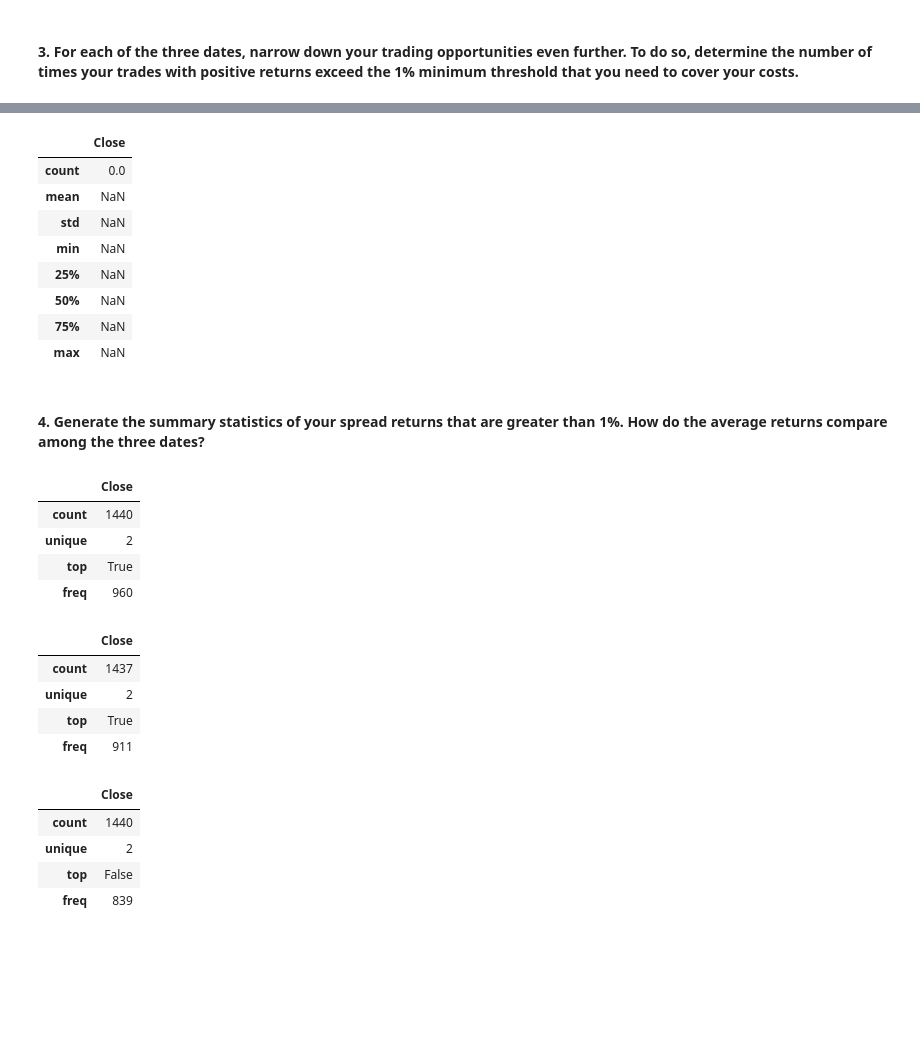
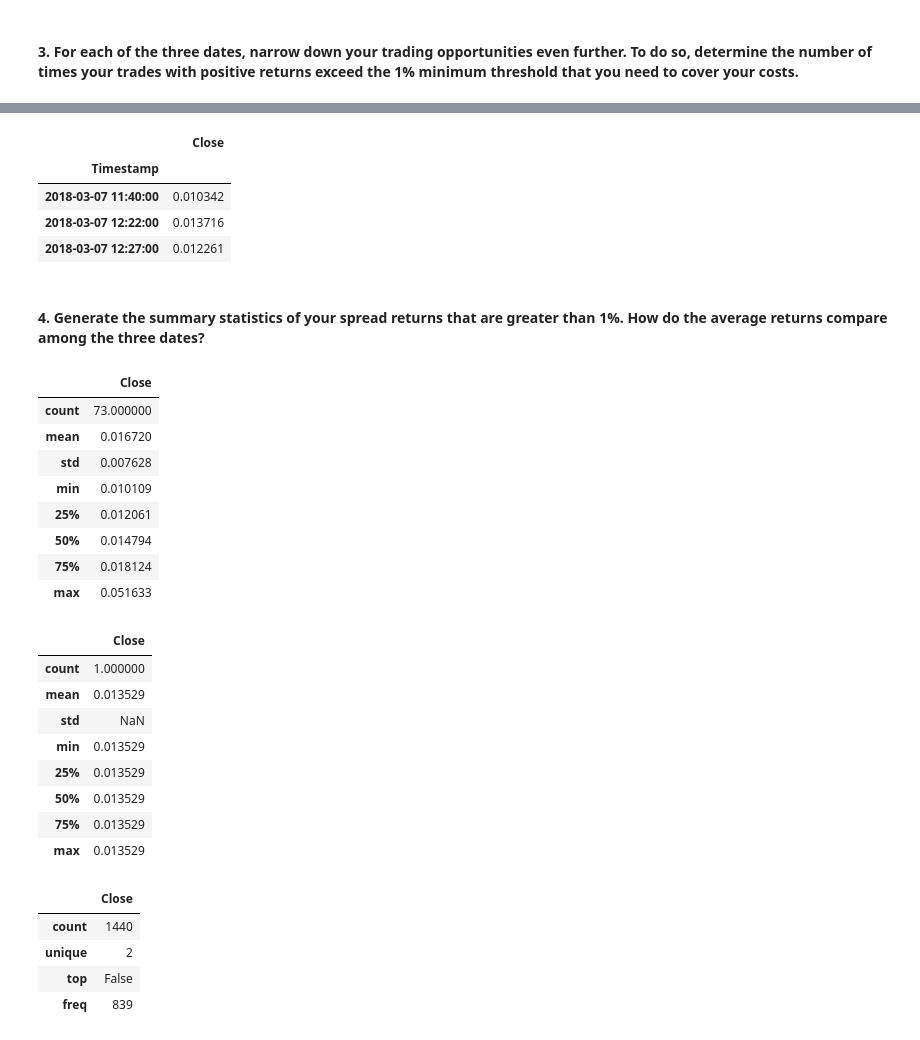
Before and after one commit to DigitalGoldRush/Module_3_Challenge, a Jupyter notebook: Module 3 Challenge/Starter_Code/crypto_arbitrage.ipynb, the cells around one changed output, grey strips where cells are left out. Drawn from its saved outputs; the diff is of its cells as text; code cells hidden in the pictures; blank space fills up the shorter version.

```diff
--- a/Module 3 Challenge/Starter_Code/crypto_arbitrage.ipynb
+++ b/Module 3 Challenge/Starter_Code/crypto_arbitrage.ipynb
@@ -508,11 +506,10 @@ arb_middle_filter.describe()
 | 75% | 30.795000 |
 | max | 125.180000 |
 # %%
-arbitrage_spread_late = bitstamp_sliced.loc["2018-03-07"]-coinbase_sliced.loc["2018-03-07"]
+arbitrage_spread_late = coinbase_sliced.loc["2018-03-07"]-bitstamp_sliced.loc["2018-03-07"]
 
 # Use a conditional statement to generate the summary statistics for each arbitrage_spread DataFrame
-arb_late_filter = arbitrage_spread_late
-arb_late_filter.describe()
+arbitrage_spread_late.describe()
 # %% [output]
 |  | Close |
 | count | 1440.000000 |
@@ -554,7 +551,7 @@ spread_return_middle.head()
 | 2018-02-01 00:03:00 | NaN |
 | 2018-02-01 00:04:00 | NaN |
 # %%
-spread_return_late = arb_late_filter[arb_late_filter > 0] / bitstamp_sliced.loc["2018-03-07"]
+spread_return_late = arbitrage_spread_late[arbitrage_spread_late > 0] / bitstamp_sliced.loc["2018-03-07"]
 
 # Review the spread return DataFrame
 spread_return_late.head()
@@ -604,42 +594,47 @@ profitable_trades_middle.describe()
 # %%
-profitable_trades_late =  spread_return_late[spread_return_late > .01]
+profitable_trades_late = spread_return_late[spread_return_late > .01]
 
 # Review the first five profitable trades
-profitable_trades_late.describe()
+profit_trades_late = profitable_trades_late.dropna()
+profit_trades_late.head()
 # %% [output]
 |  | Close |
-| count | 0.0 |
-| mean | NaN |
-| std | NaN |
-| min | NaN |
-| 25% | NaN |
-| 50% | NaN |
-| 75% | NaN |
-| max | NaN |
+| Timestamp |  |
+| 2018-03-07 11:40:00 | 0.010342 |
+| 2018-03-07 12:22:00 | 0.013716 |
+| 2018-03-07 12:27:00 | 0.012261 |
 # %% [markdown]
 #### 4. Generate the summary statistics of your spread returns that are greater than 1%. How do the average returns compare among the three dates?
 # %%
 # For the date early in the dataset, generate the summary statistics for the profitable trades
 # or you trades where the spread returns are are greater than 1%
-# Review the first five profitable trades
-profitable_trades_early.describe()
+
+profit_trades_early.describe()
 # %% [output]
 |  | Close |
-| count | 1440 |
-| unique | 2 |
-| top | True |
-| freq | 960 |
+| count | 73.000000 |
+| mean | 0.016720 |
+| std | 0.007628 |
+| min | 0.010109 |
+| 25% | 0.012061 |
+| 50% | 0.014794 |
+| 75% | 0.018124 |
+| max | 0.051633 |
 # %%
-# For the date middle in the dataset, generate the summary statistics for the profitable trades
+# For the date early in the dataset, generate the summary statistics for the profitable trades
 # or you trades where the spread returns are are greater than 1%
-# Review the first five profitable trades
-profitable_trades_middle.describe()
+
+profit_trades_middle.describe()
 # %% [output]
 |  | Close |
-| count | 1437 |
-| unique | 2 |
-| top | True |
-| freq | 911 |
+| count | 1.000000 |
+| mean | 0.013529 |
+| std | NaN |
+| min | 0.013529 |
+| 25% | 0.013529 |
+| 50% | 0.013529 |
+| 75% | 0.013529 |
+| max | 0.013529 |
 # %%
 # For the date late in the dataset, generate the summary statistics for the profitable trades
 # or you trades where the spread returns are are greater than 1%
```
Also changed, not shown: parts of 9 cells of this notebook.
